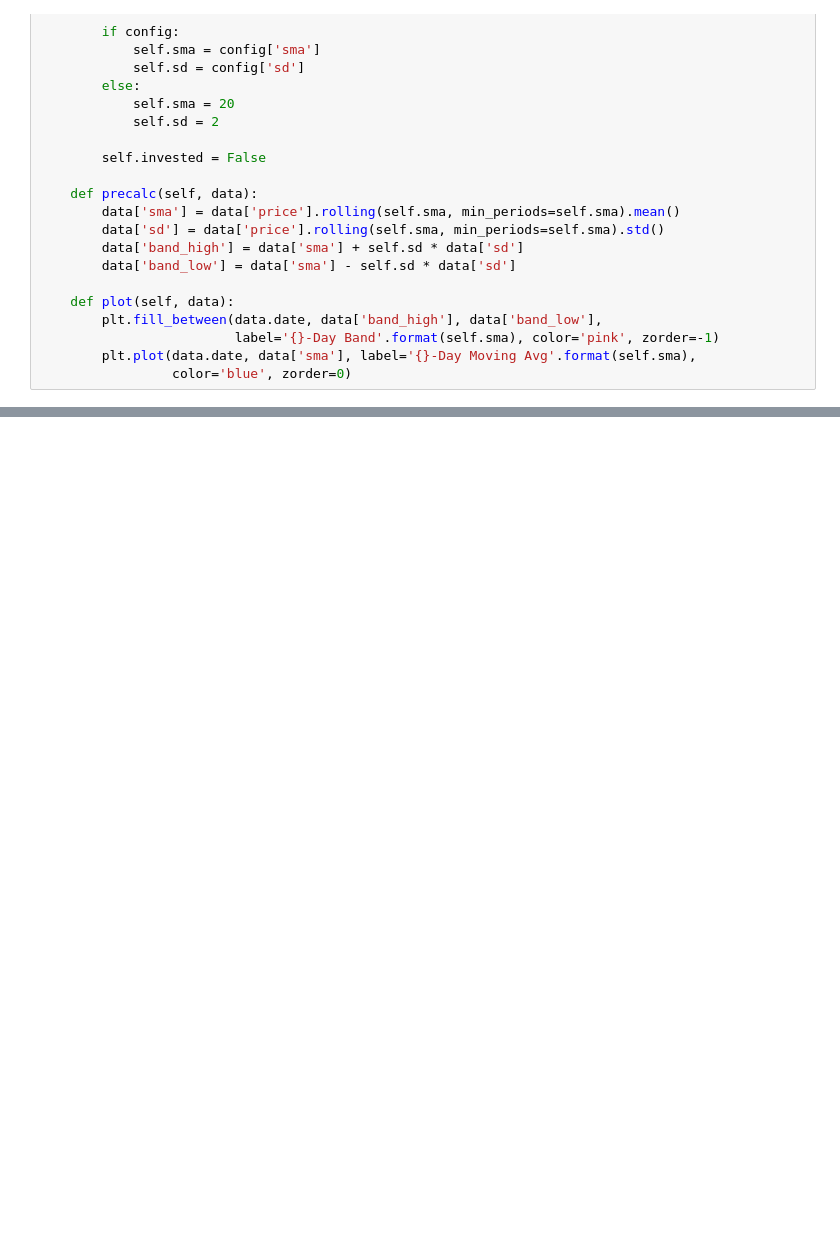
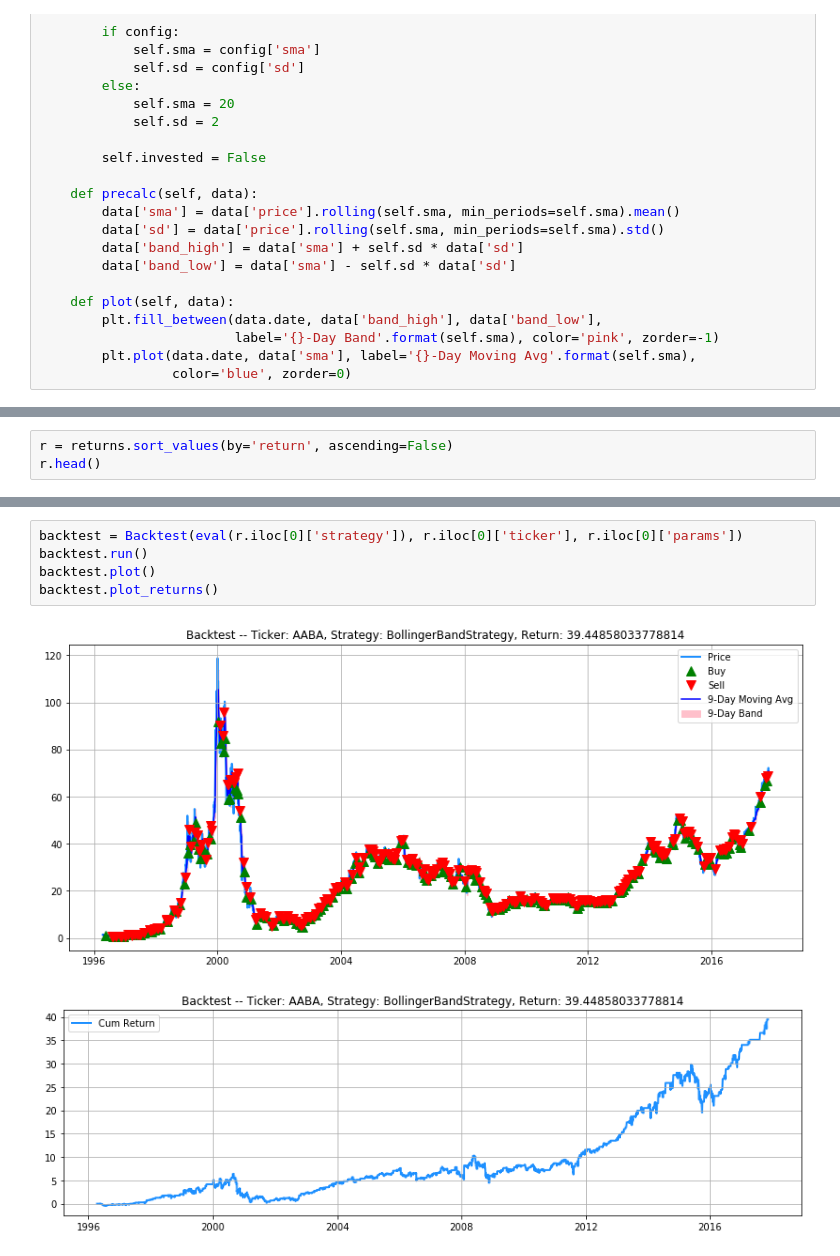
Before and after one commit to aramian-wasielak/trading-strategies, a Jupyter notebook: notebooks/Basic-Strategies.ipynb, the cells around one changed output, grey strips where cells are left out. Cells and saved outputs as stored; diff of their text form; blank space fills up the shorter version.

```diff
--- a/notebooks/Basic-Strategies.ipynb
+++ b/notebooks/Basic-Strategies.ipynb
@@ -956,0 +759,3 @@ if __name__ == "__main__":
+# %%
+r = returns.sort_values(by='return', ascending=False)
+r.head()
@@ -956,0 +769,8 @@ if __name__ == "__main__":
+# %%
+backtest = Backtest(eval(r.iloc[0]['strategy']), r.iloc[0]['ticker'], r.iloc[0]['params'])
+backtest.run()
+backtest.plot()
+backtest.plot_returns()
+# %% [output]
+[figure, added]
+[figure, added]
```
Also changed, not shown: parts of 57 cells of this notebook.
